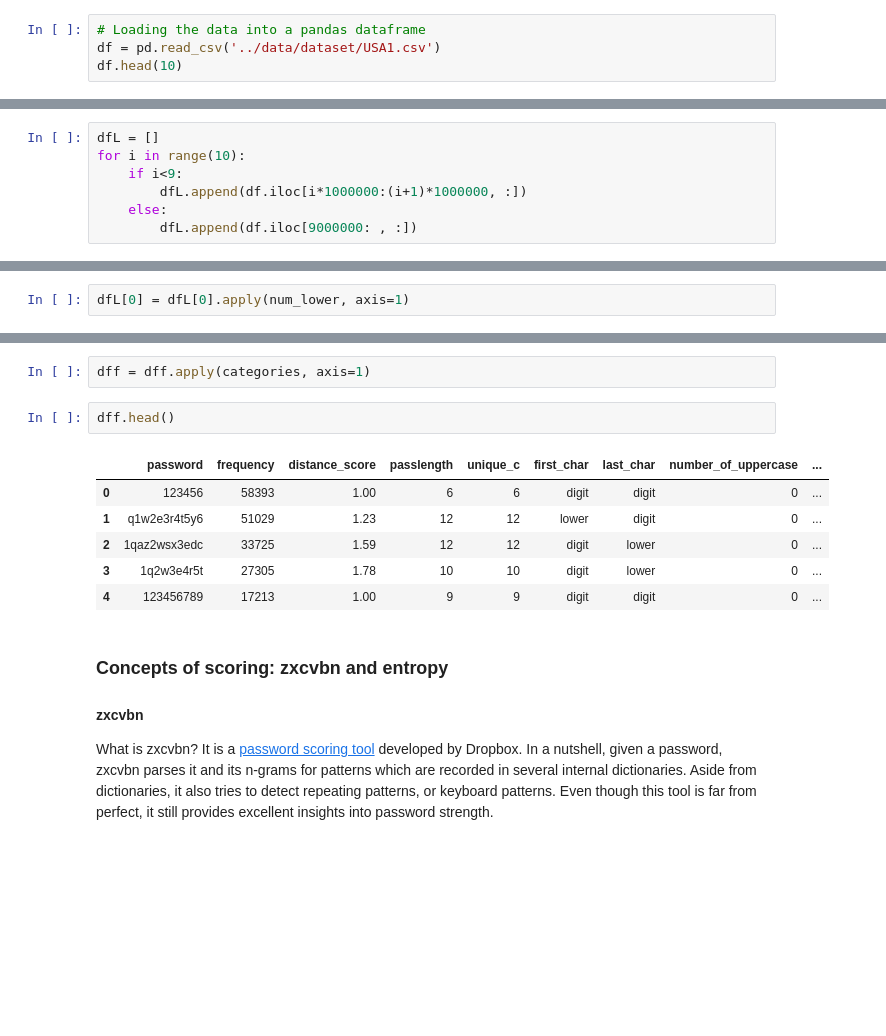
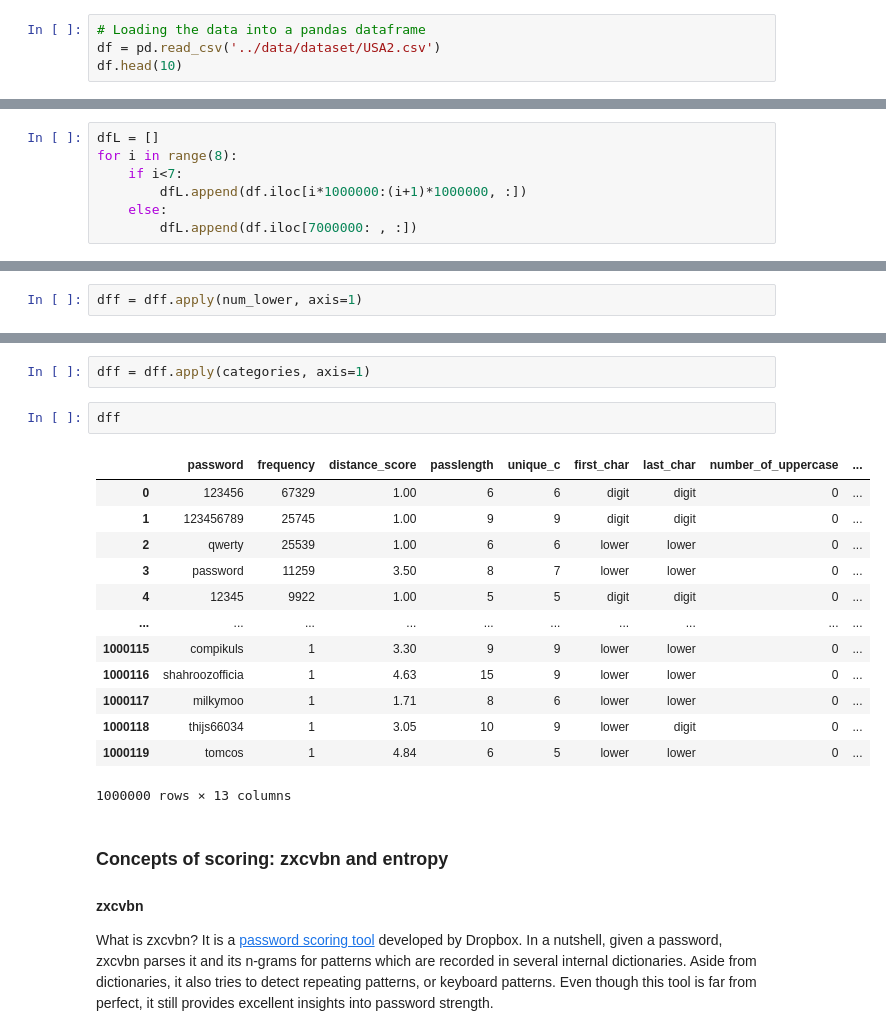
Before and after one commit to ptdk1020/PasswordStrength, a Jupyter notebook: Notebooks/VisualinsightsIntoPasswords.ipynb, the cells around one changed output, grey strips where cells are left out. Drawn from its saved outputs; the diff is of its cells as text; blank space fills up the shorter version.

```diff
--- a/Notebooks/VisualinsightsIntoPasswords.ipynb
+++ b/Notebooks/VisualinsightsIntoPasswords.ipynb
@@ -28,7 +21,7 @@ from sklearn.preprocessing import StandardScaler
 from zxcvbn import zxcvbn
 # %%
 # Loading the data into a pandas dataframe
-df = pd.read_csv('../data/dataset/USA1.csv')
+df = pd.read_csv('../data/dataset/USA2.csv')
 df.head(10)
 # %% [output]
 |  | password | frequency | distance_score | passlength | unique_c | first_char | last_char | number_of_uppercase | ... |
@@ -110,7 +103,7 @@ To facilitate the processing, we will divide the dataset into 10 pieces. For the
 # %%
 dfL = []
-for i in range(10):
-    if i<9:
+for i in range(8):
+    if i<7:
         dfL.append(df.iloc[i*1000000:(i+1)*1000000, :])
     else:
-        dfL.append(df.iloc[9000000: , :])
+        dfL.append(df.iloc[7000000: , :])
@@ -124,5 +141,5 @@ def num_lower(row):
             row['number_of_lowercase'] += 1
     return row
 # %%
-dfL[0] = dfL[0].apply(num_lower, axis=1)
+dff = dff.apply(num_lower, axis=1)
 # %%
@@ -240,14 +270,21 @@ def categories(row):
 # %%
 dff = dff.apply(categories, axis=1)
 # %%
-dff.head()
+dff
 # %% [output]
 |  | password | frequency | distance_score | passlength | unique_c | first_char | last_char | number_of_uppercase | ... |
-| 0 | 123456 | 58393 | 1.00 | 6 | 6 | digit | digit | 0 | ... |
-| 1 | q1w2e3r4t5y6 | 51029 | 1.23 | 12 | 12 | lower | digit | 0 | ... |
-| 2 | 1qaz2wsx3edc | 33725 | 1.59 | 12 | 12 | digit | lower | 0 | ... |
-| 3 | 1q2w3e4r5t | 27305 | 1.78 | 10 | 10 | digit | lower | 0 | ... |
-| 4 | 123456789 | 17213 | 1.00 | 9 | 9 | digit | digit | 0 | ... |
+| 0 | 123456 | 67329 | 1.00 | 6 | 6 | digit | digit | 0 | ... |
+| 1 | 123456789 | 25745 | 1.00 | 9 | 9 | digit | digit | 0 | ... |
+| 2 | qwerty | 25539 | 1.00 | 6 | 6 | lower | lower | 0 | ... |
+| 3 | password | 11259 | 3.50 | 8 | 7 | lower | lower | 0 | ... |
+| 4 | 12345 | 9922 | 1.00 | 5 | 5 | digit | digit | 0 | ... |
+| ... | ... | ... | ... | ... | ... | ... | ... | ... | ... |
+| 1000115 | compikuls | 1 | 3.30 | 9 | 9 | lower | lower | 0 | ... |
+| 1000116 | shahroozofficia | 1 | 4.63 | 15 | 9 | lower | lower | 0 | ... |
+| 1000117 | milkymoo | 1 | 1.71 | 8 | 6 | lower | lower | 0 | ... |
+| 1000118 | thijs66034 | 1 | 3.05 | 10 | 9 | lower | digit | 0 | ... |
+| 1000119 | tomcos | 1 | 4.84 | 6 | 5 | lower | lower | 0 | ... |
+1000000 rows × 13 columns
 # %% [markdown]
 ### Concepts of scoring: zxcvbn and entropy
 #### zxcvbn
```
Also changed, not shown: parts of 10 cells of this notebook, 1 other file.
